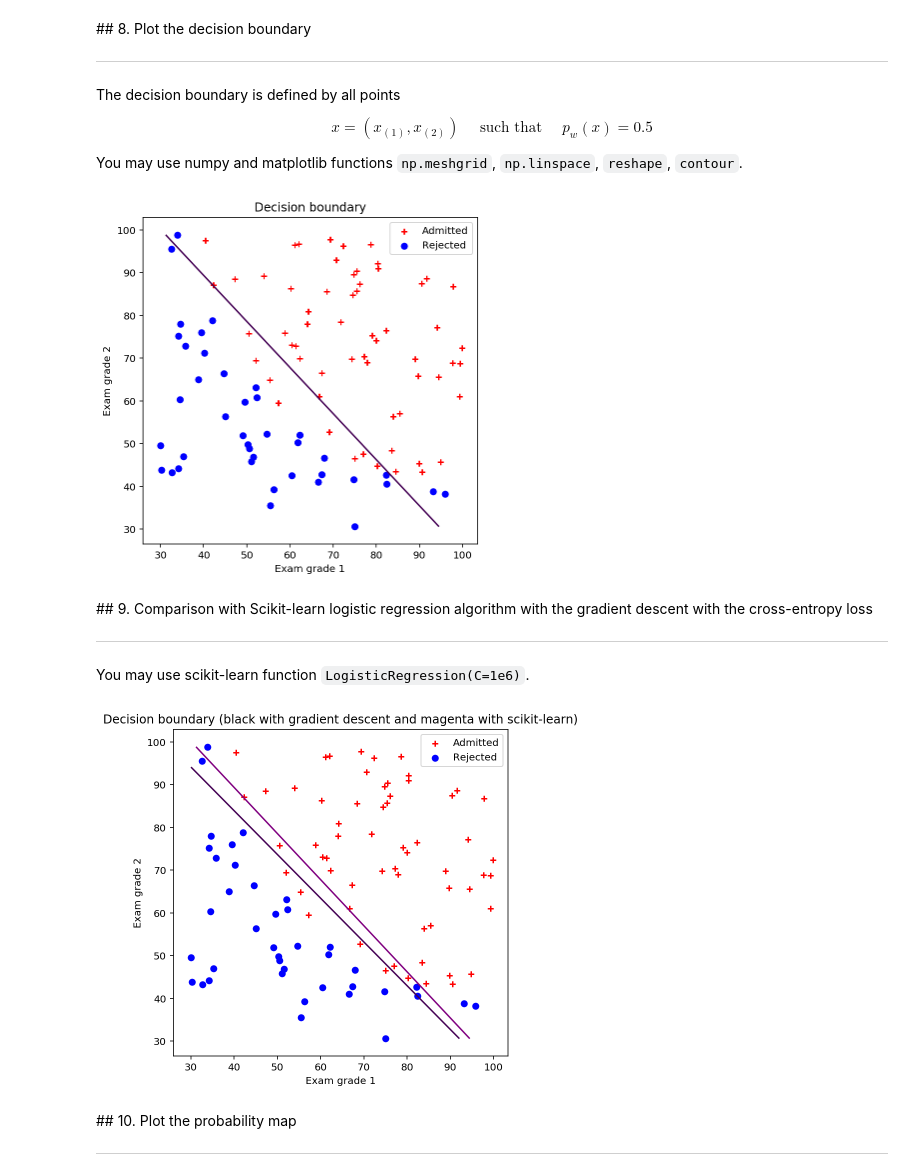
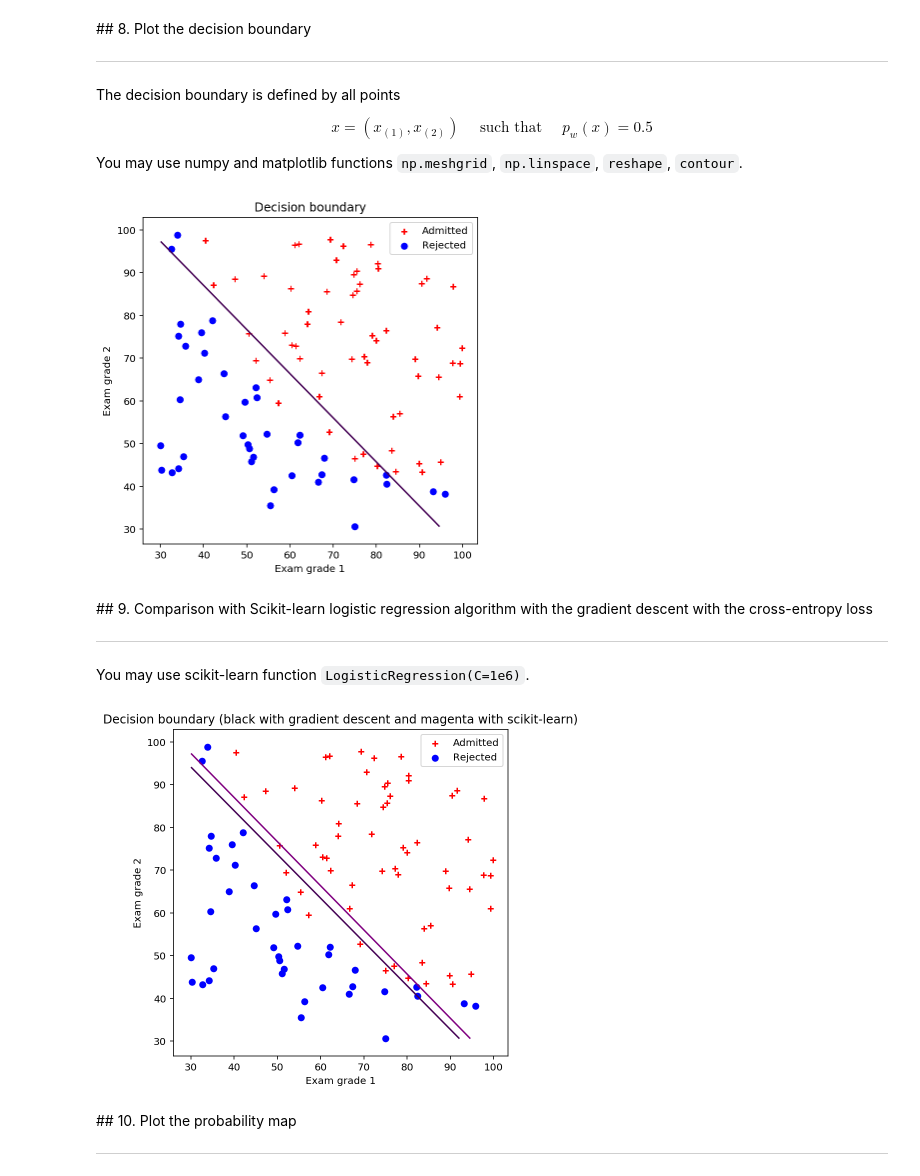
Before and after one commit to minjoong507/Machine-learning-project, a Jupyter notebook: 4week/notebook/assignment-04.ipynb, the cells around one changed output. Cells and saved outputs as stored; diff of their text form; code cells hidden in the pictures.

```diff
--- a/4week/notebook/assignment-04.ipynb
+++ b/4week/notebook/assignment-04.ipynb
@@ -331,7 +331,7 @@ def mse_grad_desc(X, y , w_init = np.array([0,0,0]) ,tau=1e-4, max_iter=500):
     for i in range(max_iter): # loop over the iterations
 
         y_pred = f_pred(X, w) # linear predicition function
-        grad_f = grad_cross_entropy(y_pred, y, X) # gradient of the loss
+        grad_f = grad_mse(y_pred, y, X) # gradient of the loss
         w = w - tau * grad_f # update rule of gradient descent
         mse_iters[i] = loss_mse(y_pred, y) # save the current loss value
         w_iters[i,:] = w[1:] # save the current w value
@@ -340,7 +340,7 @@ def mse_grad_desc(X, y , w_init = np.array([0,0,0]) ,tau=1e-4, max_iter=500):
 
 # run gradient descent algorithm
 start = time.time()
-w_init = np.array([-10, -0.2, 0.1])
+w_init = np.array([-20, -0.2, 0.1])
 tau = 1e-4; max_iter = 3000
 
 w_cross_entropy, logistic_iters, w_cross_entropy_iters = cross_entropy_grad_desc(X, y, w_init, tau, max_iter)
@@ -383,7 +383,7 @@ plt.legend()
 plt.title('Decision boundary')
 plt.show()
 # %% [output]
-[figure, old version]
+[figure, new version]
 # %% [markdown]
 ## 9. Comparison with Scikit-learn logistic regression algorithm with the gradient descent with the cross-entropy loss
 <hr>
@@ -395,7 +395,7 @@ from sklearn.linear_model import LogisticRegression
 from sklearn.metrics import *
 
 start = time.time()
-logreg_sklearn = LogisticRegression(max_iter=1000) # scikit-learn logistic regression
+logreg_sklearn = LogisticRegression(max_iter=3000, C=1e6) # scikit-learn logistic regression
 train_x = data[:,:2]
 train_y = data[:,2]
 bias = np.ones(100)
@@ -404,34 +404,34 @@ logreg_sklearn.fit(train_x, y) # learn the model parameters
 
 # compute loss value
 w_sklearn = np.zeros([3,1])
 w_sklearn[0,0] = logreg_sklearn.intercept_[0]
 w_sklearn[1:3,0] = logreg_sklearn.coef_[0]
 sklearn_pred = logreg_sklearn.predict(train_x)
 loss_sklearn = log_loss(sklearn_pred, y)
 
 x1_min, x1_max = min(x1), max(x1) # min and max of grade 1
 x2_min, x2_max = min(x2), max(x2) # min and max of grade 2
 
 xx1, xx2 = np.meshgrid(np.linspace(x1_min, x1_max), np.linspace(x2_min, x2_max)) # create meshgrid
 
 Y = w_cross_entropy[0] + w_cross_entropy[1] * xx1 + w_cross_entropy[2] * xx2
 sklearn_Y = sigmoid(w_sklearn[0][0] + w_sklearn[1][0] * xx1 + w_sklearn[2][0] * xx2)
 
 # plot
 plt.figure(4,figsize=(6,6))
 plt.scatter(x1_admit, x2_admit, c = 'red', label = 'Admitted', marker = '+')
 plt.scatter(x1_reject, x2_reject, c = 'blue', label = 'Rejected', marker = 'o')
 plt.xlabel('Exam grade 1')
 plt.ylabel('Exam grade 2')
 
 plt.contour(xx1, xx2, Y, [0.5], colors = 'purple')
 plt.contour(xx1, xx2, sklearn_Y, [0.5])
 
 plt.title('Decision boundary (black with gradient descent and magenta with scikit-learn)')
 plt.legend()
 plt.show()
 # %% [output]
-[figure, old version]
+[figure, new version]
 # %% [markdown]
 ## 10. Plot the probability map
 <hr>
```
Also changed, not shown: parts of 4 cells of this notebook.
